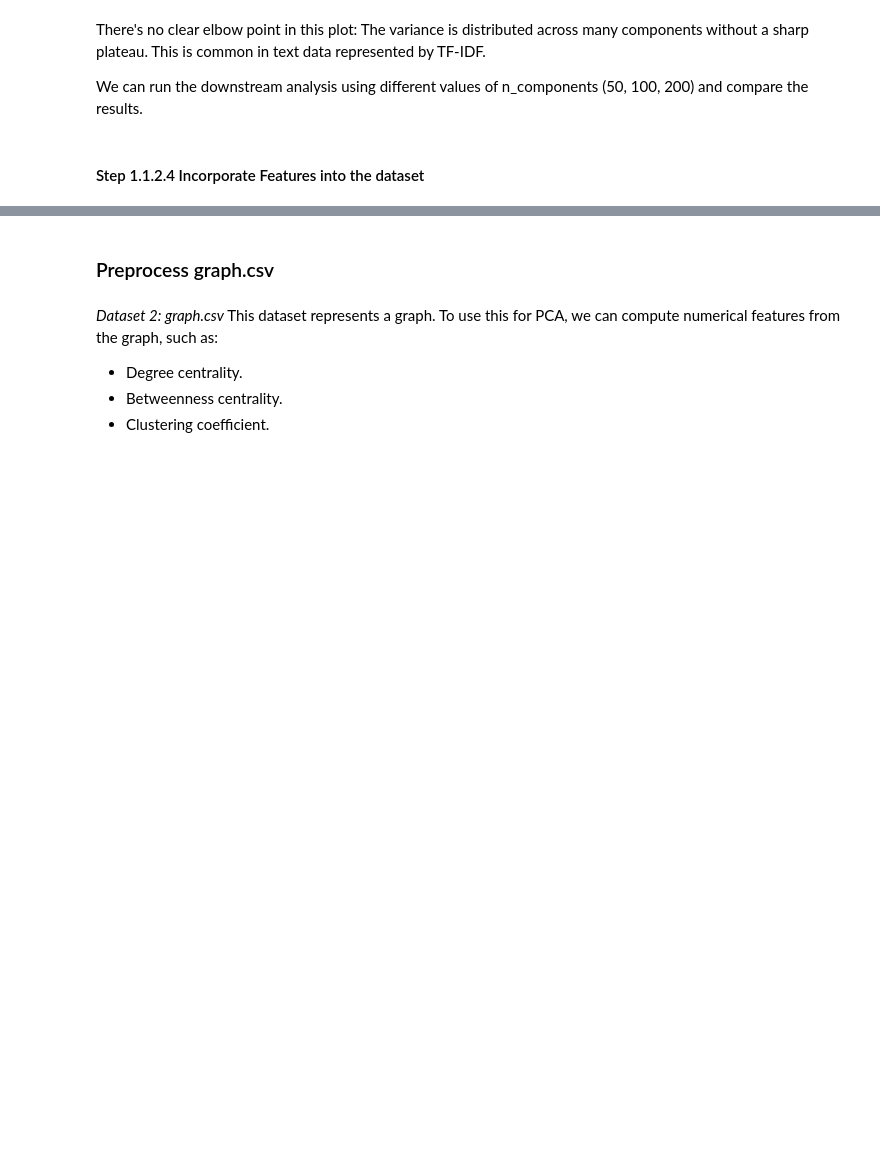
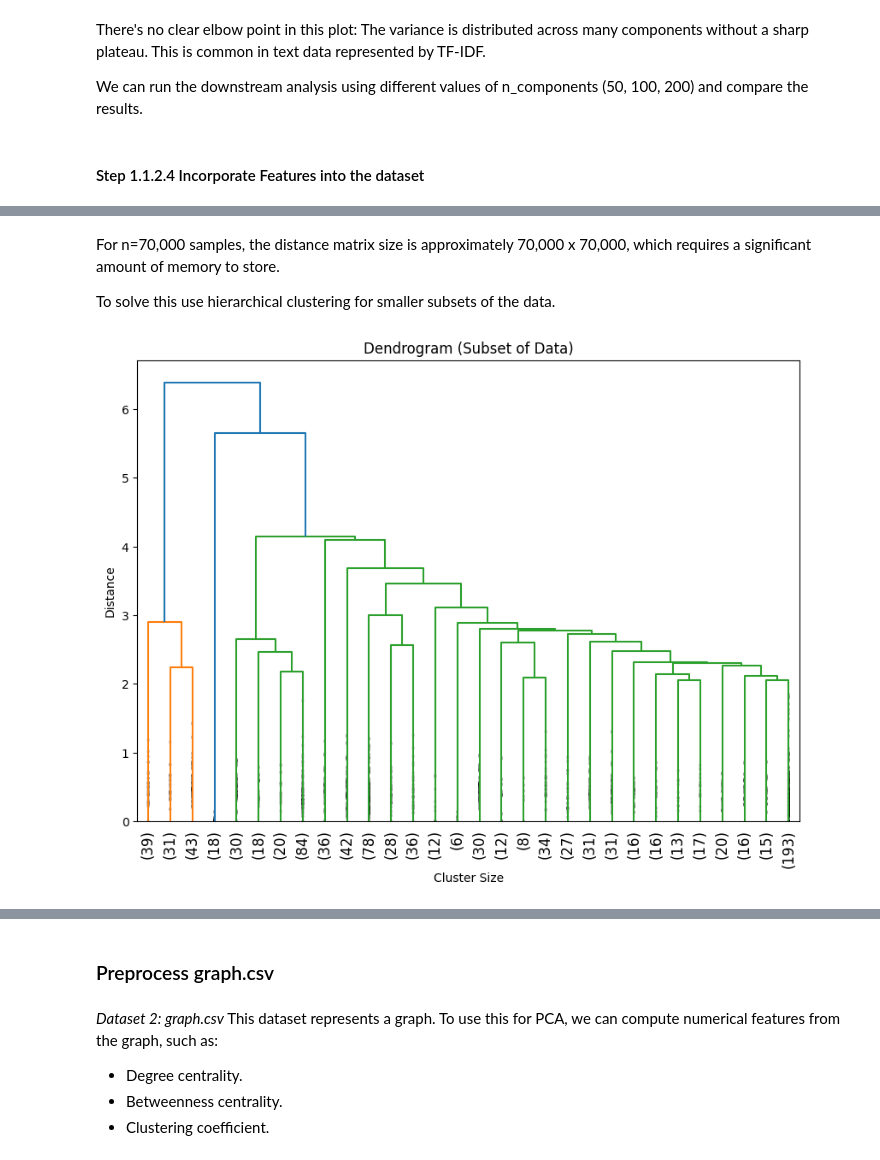
Before and after one commit to msutjipt/Social-Network-Analysis-DA1, a Jupyter notebook: GROUP_F/piet_analysis.ipynb, the cells around one changed output, grey strips where cells are left out. Drawn from its saved outputs; the diff is of its cells as text; code cells hidden in the pictures; blank space fills up the shorter version.

```diff
--- a/GROUP_F/piet_analysis.ipynb
+++ b/GROUP_F/piet_analysis.ipynb
@@ -336,0 +618,25 @@ normalized_dataset
+# %% [markdown]
+For n=70,000 samples, the distance matrix size is approximately 70,000 x 70,000, which requires a significant amount of memory to store.
+
+To solve this use hierarchical clustering for smaller subsets of the data.
+# %%
+from scipy.cluster.hierarchy import dendrogram, linkage
+import random
+
+# Sample a subset of the data (e.g., 1000 samples)
+subset_size = 1000
+random_indices = random.sample(range(len(svd_features)), subset_size)
+subset = svd_features[random_indices]
+
+# Perform hierarchical clustering
+linked = linkage(subset, 'ward')
+
+# Plot the dendrogram
+plt.figure(figsize=(10, 7))
+dendrogram(linked, truncate_mode='lastp', p=30, leaf_rotation=90., leaf_font_size=12., show_contracted=True)
+plt.title('Dendrogram (Subset of Data)')
+plt.xlabel('Cluster Size')
+plt.ylabel('Distance')
+plt.show()
+# %% [output]
+[figure, added]
```
Also changed, not shown: parts of 26 cells of this notebook, 1 other file.
